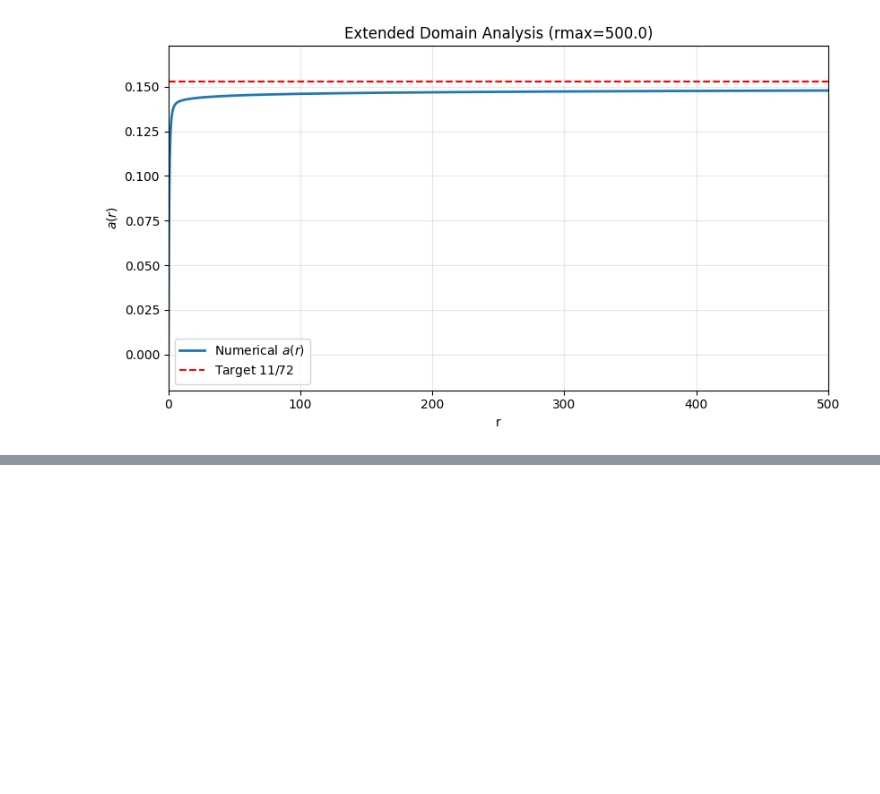
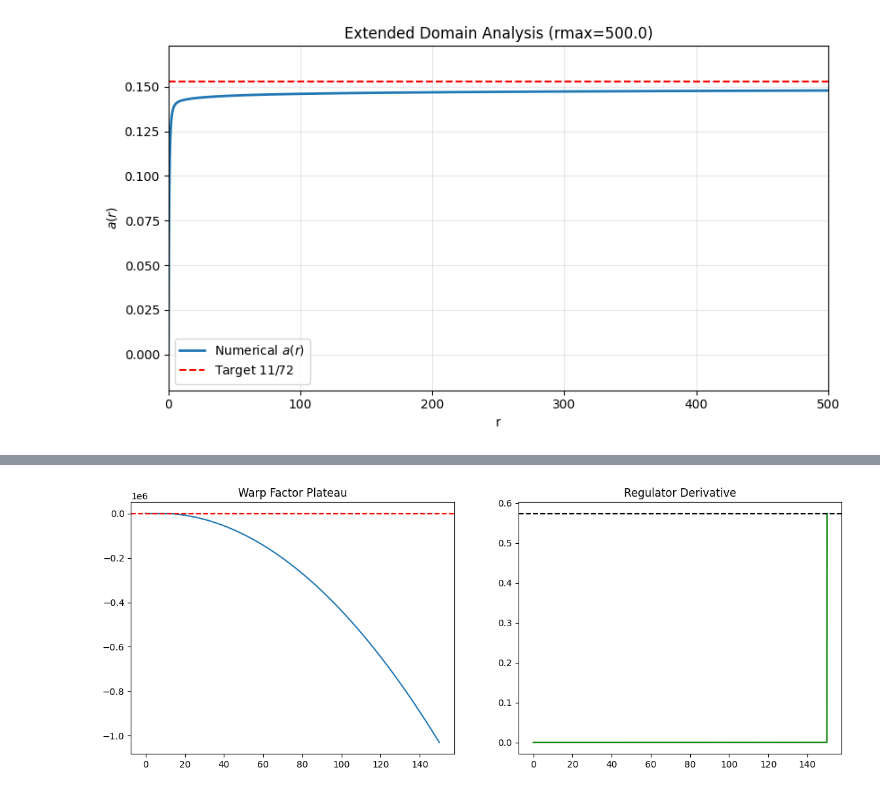
Before and after one commit to kawastony/Quantum_Gravity, a Jupyter notebook: Paper_37_tests.ipynb, the cells around one changed output, grey strips where cells are left out. Saved outputs shown, nothing was run; the diff lists cells and outputs as text; code cells hidden in the pictures; blank space fills up the shorter version.

```diff
--- a/Paper_37_tests.ipynb
+++ b/Paper_37_tests.ipynb
@@ -2424,3 +2424,102 @@ tail std  beta'(r)    = 2.428e-08
 [figure]
 [figure]
 [figure]
+# %%
+import numpy as np
+import matplotlib.pyplot as plt
+from scipy.integrate import solve_bvp
+
+# --- Targets / domain ---
+a_target = 11.0 / 72.0
+alpha_target = np.sin(np.deg2rad(35.0))
+y0, ymax = 1.0e-3, 150.0
+N = 8000  # Increased base node count
+eps = 1.0e-12
+
+# --- Physical parameters ---
+kappa2, mu, yc = 1.0, 0.31, 2.5
+
+def ode(y, Y, p):
+    lam = p[0]
+    A, u, beta, v = Y
+    yy = np.maximum(y, eps)
+
+    # Source term for warp factor
+    rho_eff = -mu / (yy**2 + yc**2)
+    App = (kappa2 * rho_eff - 6.0 * np.clip(u**2, -25, 25)) / 3.0
+
+    # Soft-damping near origin for regulator
+    damping = np.tanh(yy / yc)
+    source_beta = -2.0*App - 3.0*np.clip(u**2, -25, 25)
+    betapp = lam * damping * (beta * source_beta - 2.0*u*v)
+
+    # Smooth capping for stability
+    betapp = 250.0 * np.tanh(betapp / 250.0)
+
+    return np.vstack([u, App, v, betapp])
+
+def bc(Ya, Yb, p):
+    return np.array([
+        Ya[0],      # A(0) = 0
+        Ya[1],      # A'(0) = 0
+        Ya[2] - y0, # beta(0)
+        Yb[3] - alpha_target
+    ])
+
+# High-resolution mesh for core transients
+y_mesh = np.unique(np.concatenate([
+    np.linspace(y0, 0.5, N//4),
+    np.geomspace(0.5, 10.0, N//4),
+    np.linspace(10.0, ymax, N//2)
+]))
+
+# Initial Guess
+u_init = a_target * y_mesh / (y_mesh + yc)
+A_init = a_target * np.log(1 + y_mesh/yc)
+beta_init = alpha_target * y_mesh + (1.0 - alpha_target) * yc * np.tanh(y_mesh / yc)
+v_init = alpha_target + (1.0 - alpha_target) / np.cosh(y_mesh / yc)**2
+Y_guess = np.vstack([A_init, u_init, beta_init, v_init])
+
+current_lam = 0.0
+lam_step = 0.01
+success = False
+
+print("Starting Stabilized Continuation...")
+while current_lam < 1.0:
+    next_lam = min(1.0, current_lam + lam_step)
+    tol = 0.05 if current_lam < 0.1 else 0.01
+
+    sol = solve_bvp(lambda y, Y: ode(y, Y, [next_lam]),
+                    lambda ya, yb: bc(ya, yb, [next_lam]),
+                    y_mesh, Y_guess, tol=tol, max_nodes=300000)
+
+    if sol.success:
+        # FIX: Ensure Y_guess and y_mesh always come from the same sol object
+        y_mesh = sol.x
+        Y_guess = sol.y
+        current_lam = next_lam
+        print(f"  Success: lambda = {current_lam:.4f} | nodes = {len(y_mesh)}")
+        if current_lam >= 1.0:
+            success = True
+            break
+        lam_step = min(0.1, lam_step * 1.5)
+    else:
+        lam_step /= 4.0
+        print(f"  Fail: reducing step to {lam_step:.5f}")
+        if lam_step < 1e-8:
+            print("CRITICAL FAILURE: Continuation stalled.")
+            break
+
+if success:
+    print("\nCOUPLED SYSTEM CONVERGED.")
+    r_plot = np.linspace(y0, ymax, 2000)
+    res = sol.sol(r_plot)
+    fig, ax = plt.subplots(1, 2, figsize=(14, 5))
+    ax[0].plot(r_plot, r_plot * res[1], label="r A'(r)")
+    ax[0].axhline(a_target, color='r', ls='--')
+    ax[0].set_title("Warp Factor Plateau")
+    ax[1].plot(r_plot, res[3], color='g', label="beta'(r)")
+    ax[1].axhline(alpha_target, color='k', ls='--')
+    ax[1].set_title("Regulator Derivative")
+    plt.show()
+# %% [output]
@@ -2426,0 +2543 @@ tail std  beta'(r)    = 2.428e-08
+[figure, added]
```
Also changed, not shown: parts of 11 cells of this notebook.
